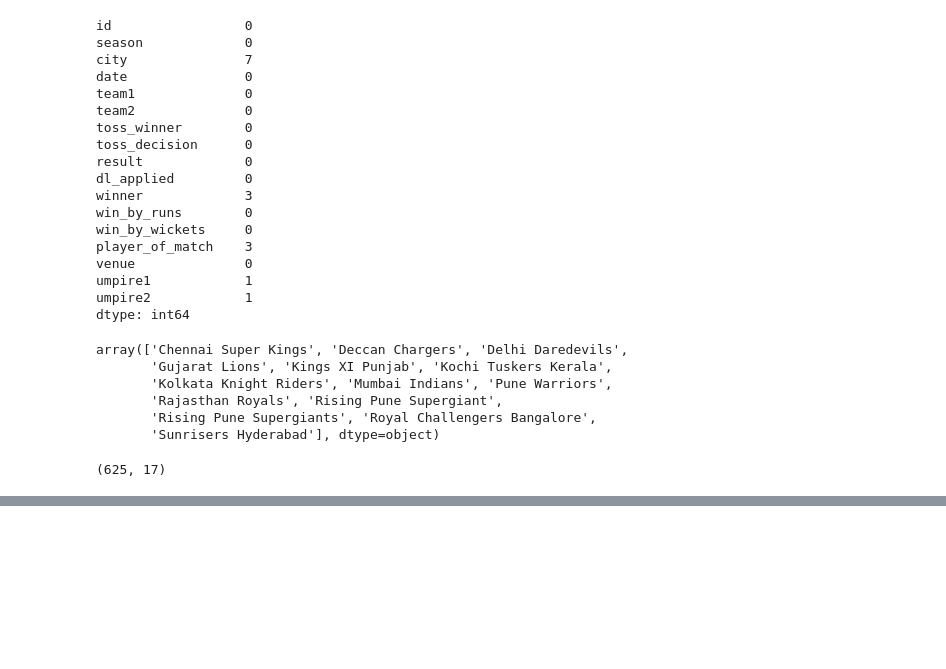
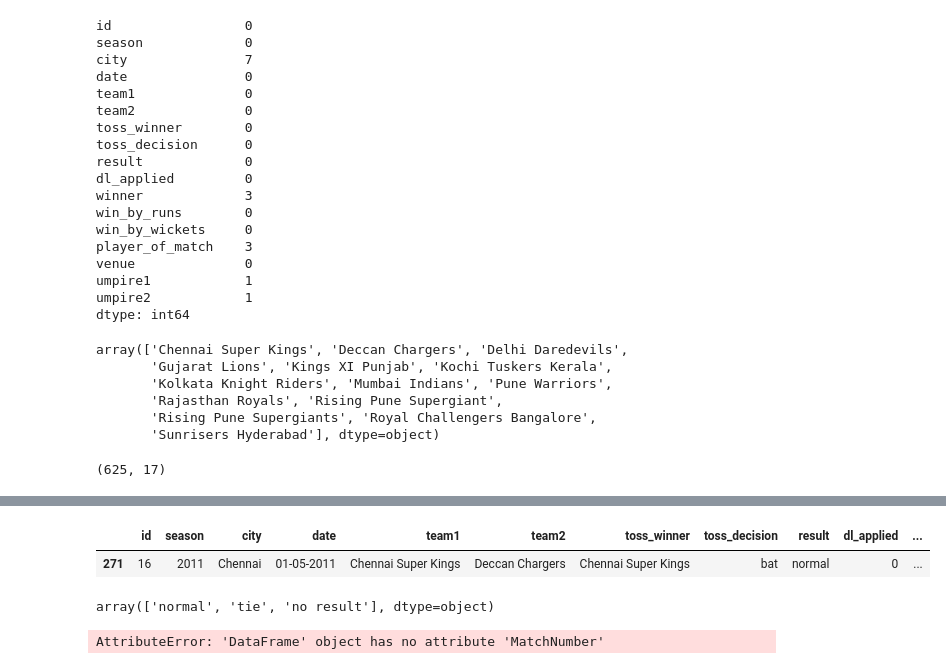
Before and after one commit to Aryan83699/Mini-projects, a Jupyter notebook: 14. IPL API using FastAPI/ipl.ipynb, the cells around one changed output, grey strips where cells are left out. Cells and saved outputs as stored; diff of their text form; code cells hidden in the pictures; blank space fills up the shorter version.

```diff
--- a/14. IPL API using FastAPI/ipl.ipynb
+++ b/14. IPL API using FastAPI/ipl.ipynb
@@ -90,0 +190,13 @@ seasons.unique().tolist()
+# %%
+matches.sample(1)
+# %% [output]
+|  | id | season | city | date | team1 | team2 | toss_winner | toss_decision | result | dl_applied | ... |
+| 271 | 16 | 2011 | Chennai | 01-05-2011 | Chennai Super Kings | Deccan Chargers | Chennai Super Kings | bat | normal | 0 | ... |
+# %%
+matches.result.unique()
+# %% [output]
+array(['normal', 'tie', 'no result'], dtype=object)
+# %%
+matches[matches.result=='no result']
+# %% [output]
+AttributeError: 'DataFrame' object has no attribute 'MatchNumber'
```
Also changed, not shown: parts of 15 cells of this notebook, 6 other files.
